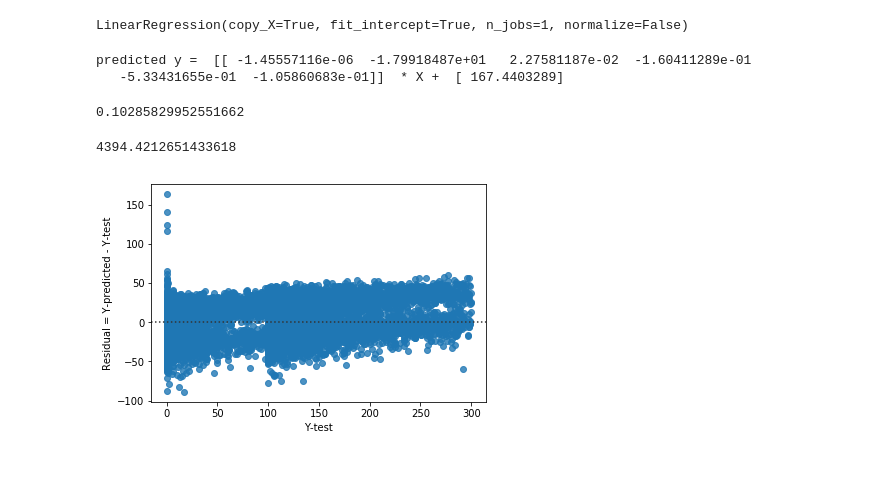
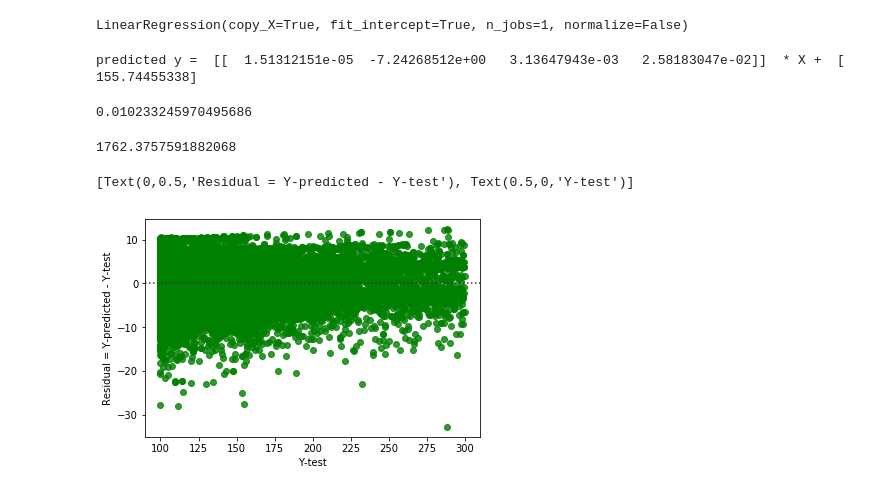
Before and after one commit to etoister/Kickstarter, a Jupyter notebook: Kicker Oracle.ipynb, the cells around one changed output. Cells and saved outputs as stored; diff of their text form; code cells hidden in the pictures.

```diff
--- a/Kicker Oracle.ipynb
+++ b/Kicker Oracle.ipynb
@@ -611,8 +609,12 @@ data_r=data[data['pledge_perc']<300]
+# %%
+#define range of data
+data_r=data[data['pledge_perc']<300]
+data_r=data_r[data_r['pledge_perc']>=100]
 # %%
 #define parameters for regression
 y = data_r [['pledge_perc']]
-X = data_r[['goal','deadline-launched','launched-created','category.id','deadline_day_in_week','deadline_day_in_month']]
+X = data_r[['goal','deadline-launched','launched-created','category.id']]
 # %%
 #split to train and test
-X_train, X_test, y_train, y_test = train_test_split (X, y, test_size = 0.2, random_state=7)
+X_train, X_test, y_train, y_test = train_test_split (X, y, test_size = 0.4, random_state=8)
 # %%
@@ -622,22 +625,21 @@ LinearRegression(copy_X=True, fit_intercept=True, n_jobs=1, normalize=False)
 # %%
 print("predicted y = ", lin_reg.coef_, " * X + ", lin_reg.intercept_)
 # %% [output]
-predicted y =  [[ -1.45557116e-06  -1.79918487e+01   2.27581187e-02  -1.60411289e-01
-   -5.33431655e-01  -1.05860683e-01]]  * X +  [ 167.4403289]
+predicted y =  [[  1.51312151e-05  -7.24268512e+00   3.13647943e-03   2.58183047e-02]]  * X +  [ 155.74455338]
 # %%
 y_test_pred_numeric = lin_reg.predict(X_test)
 # %%
 lin_reg.score(X_test, y_test)
 #R square score
 # %% [output]
-0.10285829952551662
+0.010233245970495686
 # %%
 mean_squared_error(y_test, y_test_pred_numeric)
 # %% [output]
-4394.4212651433618
+1762.3757591882068
 # %%
-ax= sns.residplot(y_test, y_test-y_test_pred_numeric )
+ax= sns.residplot(y_test, y_test-y_test_pred_numeric, color="g")
 ax.set(xlabel='Y-test', ylabel='Residual = Y-predicted - Y-test')
-plt.show()
 # %% [output]
+[Text(0,0.5,'Residual = Y-predicted - Y-test'), Text(0.5,0,'Y-test')]
-[figure, old version]
+[figure, new version]
```
Also changed, not shown: parts of 2 cells of this notebook.
